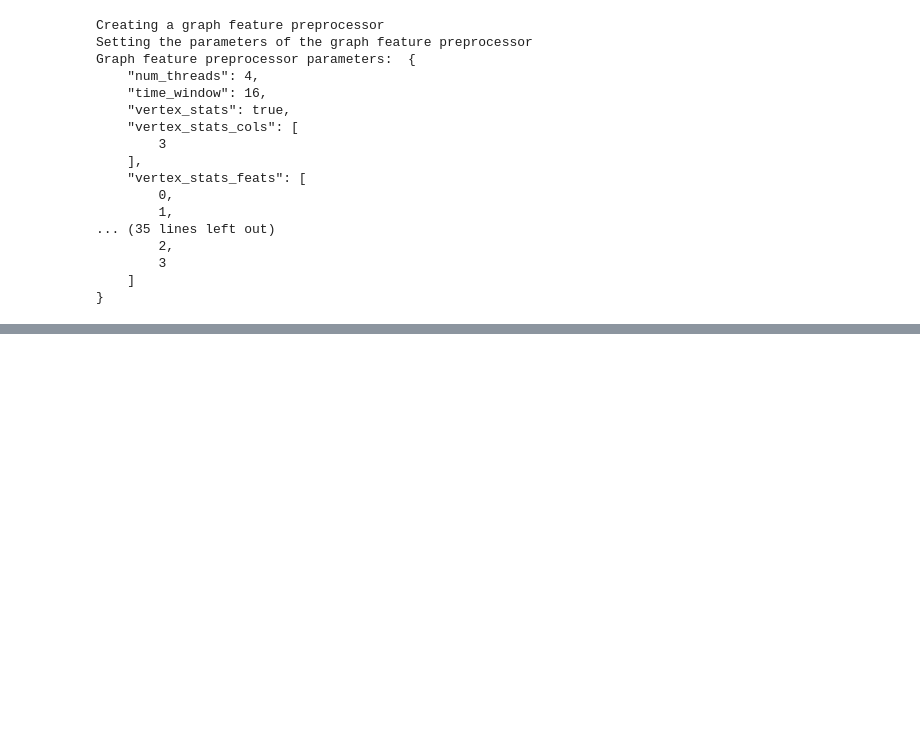
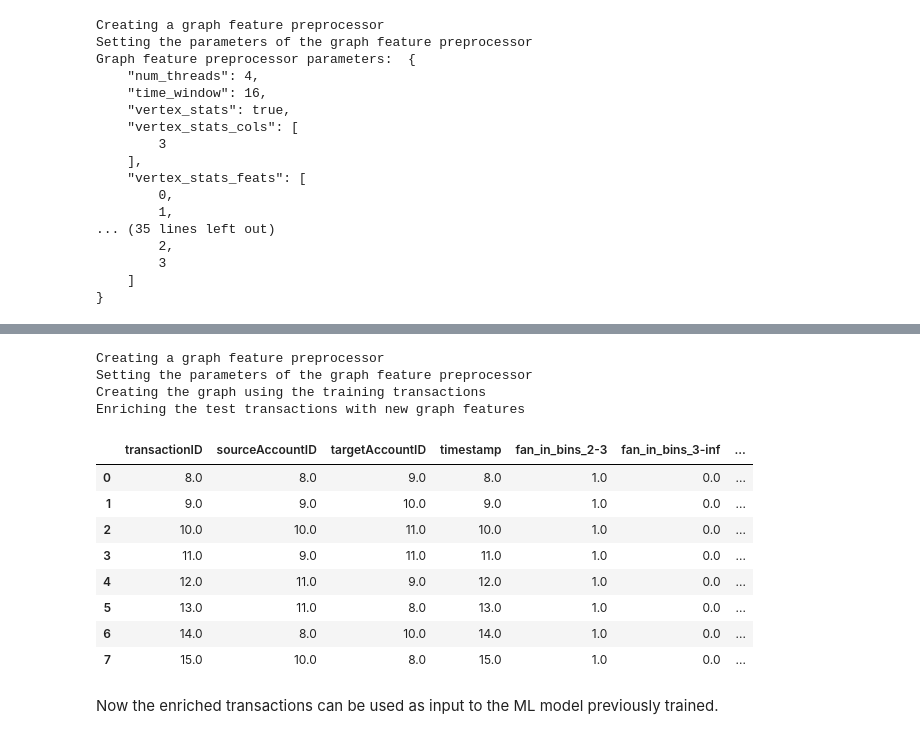
Before and after one commit to IBM/snapml-examples, a Jupyter notebook: examples/graph-feature-preprocessor/graph-feature-preprocessor.ipynb, the cells around one changed output, grey strips where cells are left out. Drawn from its saved outputs; the diff is of its cells as text; code cells hidden in the pictures; blank space fills up the shorter version.

```diff
--- a/examples/graph-feature-preprocessor/graph-feature-preprocessor.ipynb
+++ b/examples/graph-feature-preprocessor/graph-feature-preprocessor.ipynb
@@ -216,0 +235,30 @@ Enriching the test transactions with new graph features
+# %%
+print("Creating a graph feature preprocessor ")
+gp = GraphFeaturePreprocessor()
+
+print("Setting the parameters of the graph feature preprocessor ")
+gp.set_params(params)
+
+print("Creating the graph using the training transactions ")
+gp.fit(X_train)  # this step is optional, however recommended for capturing deeper graph feature
+
+# transform can run on single transactions or on batches of transactions
+print("Enriching the test transactions with new graph features ")
+X_test_enriched = gp.transform(X_test.astype("float64"))
+print_enriched_transaction(X_test_enriched, gp.get_params())
+# %% [output]
+Creating a graph feature preprocessor
+Setting the parameters of the graph feature preprocessor
+Creating the graph using the training transactions
+Enriching the test transactions with new graph features
+|  | transactionID | sourceAccountID | targetAccountID | timestamp | fan_in_bins_2-3 | fan_in_bins_3-inf | ... |
+| 0 | 8.0 | 8.0 | 9.0 | 8.0 | 1.0 | 0.0 | ... |
+| 1 | 9.0 | 9.0 | 10.0 | 9.0 | 1.0 | 0.0 | ... |
+| 2 | 10.0 | 10.0 | 11.0 | 10.0 | 1.0 | 0.0 | ... |
+| 3 | 11.0 | 9.0 | 11.0 | 11.0 | 1.0 | 0.0 | ... |
+| 4 | 12.0 | 11.0 | 9.0 | 12.0 | 1.0 | 0.0 | ... |
+| 5 | 13.0 | 11.0 | 8.0 | 13.0 | 1.0 | 0.0 | ... |
+| 6 | 14.0 | 8.0 | 10.0 | 14.0 | 1.0 | 0.0 | ... |
+| 7 | 15.0 | 10.0 | 8.0 | 15.0 | 1.0 | 0.0 | ... |
+# %% [markdown]
+Now the enriched transactions can be used as input to the ML model previously trained.
```
Also changed, not shown: parts of 13 cells of this notebook, 4 other files.
